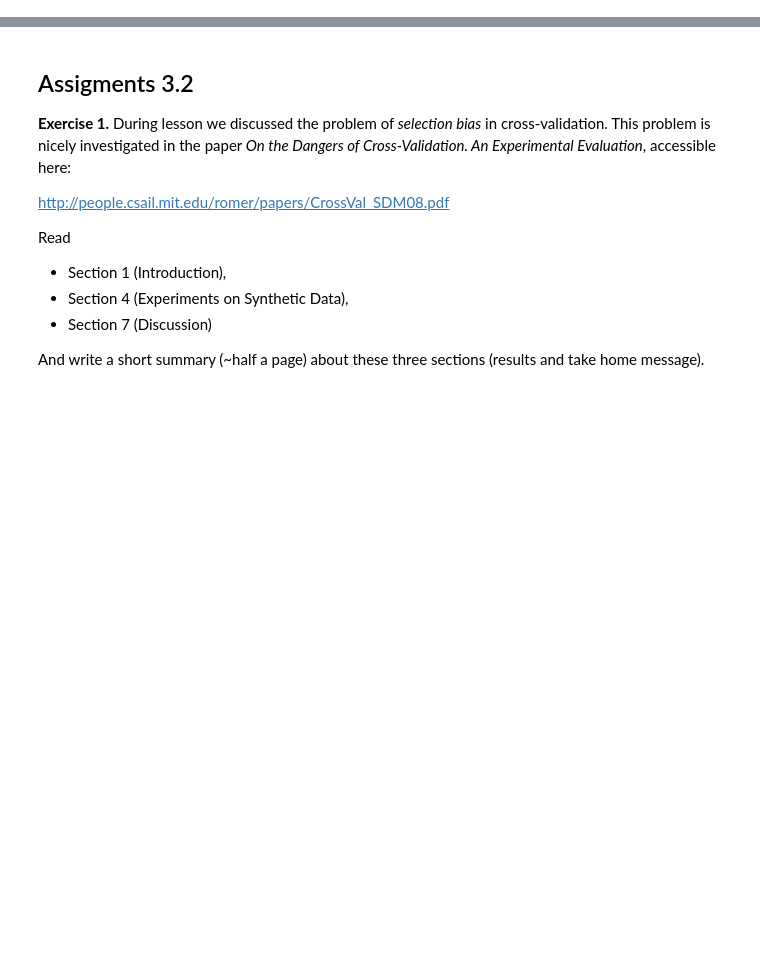
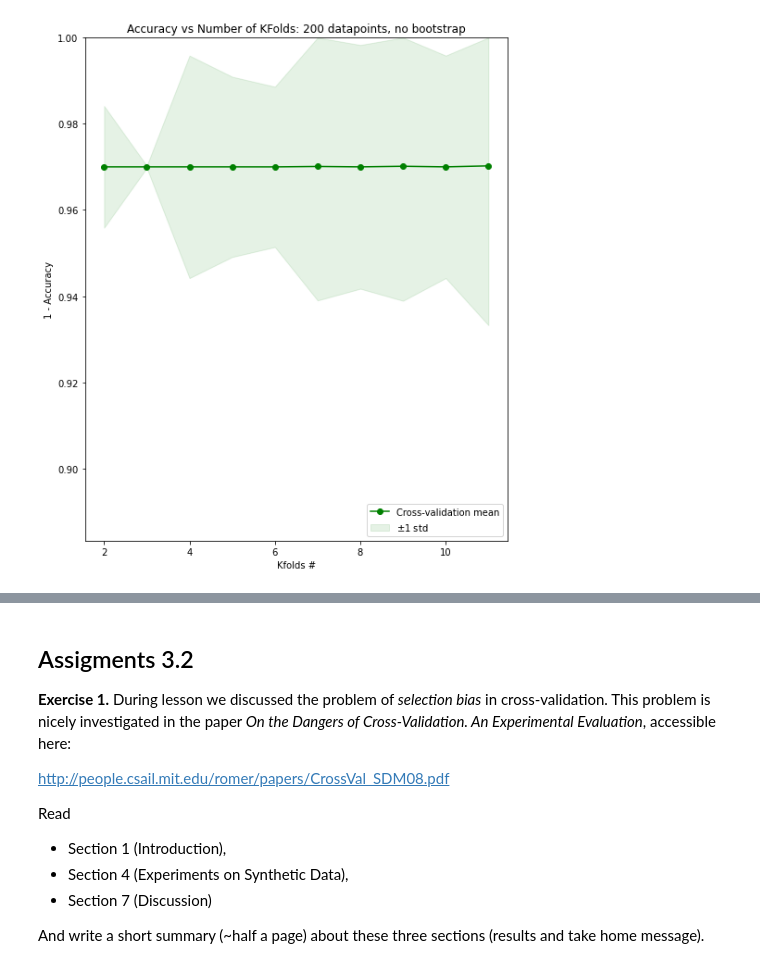
Before and after one commit to qlero/UCA_MSc-DS1, a Jupyter notebook: 2_model_selection/lecture_7/Assignments3.ipynb, the cells around one changed output, grey strips where cells are left out. Cells and saved outputs as stored; diff of their text form; code cells hidden in the pictures; blank space fills up the shorter version.

```diff
--- a/2_model_selection/lecture_7/Assignments3.ipynb
+++ b/2_model_selection/lecture_7/Assignments3.ipynb
@@ -18,0 +379,11 @@ X, y = make_classification(n_samples = 200, n_features=5, n_redundant=0, n_infor
+# %%
+skf = StratifiedKFold(n_splits=folds)
+
+for idx, (train, test) in enumerate(skf.split(X, y)):
+    print(f"\n##### Example with fold-mix #{idx} #####")
+    print("\n*** Training ***")
+    print("Elements of class 0: " + str(np.sum(y[train]==0)/len(y[train])))
+    print("Elements of class 1: " + str(np.sum(y[train]==1)/len(y[train])))
+    print("*** Testing ***")
+    print("Elements of class 0: " + str(np.sum(y[test]==0)/len(y[test])))
+    print("Elements of class 1: " + str(np.sum(y[test]==1)/len(y[test])))
@@ -18,0 +462,30 @@ X, y = make_classification(n_samples = 200, n_features=5, n_redundant=0, n_infor
+# %%
+#Plots results for the first 20 folds
+
+fig = plt.figure(figsize=(18,10))
+fig.add_subplot(1, 2, 1)
+
+plt.fill_between(fold_range[:10],
+                 means[:10] - stdevs[:10],
+                 np.array(list(map(lambda x: 1 if x>1 else x,
+                                   means[:10] + stdevs[:10]))), #Accuracy cannot go above 1
+                 alpha=0.1,
+                 color="g",
+                 label = '$\pm 1$ std')
+
+plt.plot(fold_range[:10],
+         means[:10],
+         'o-',
+         color="g",
+         label="Cross-validation mean")
+
+plt.ylim(min(means[:10] - stdevs[:10])-0.05,1)
+plt.ylabel('1 - Accuracy')
+plt.xlabel('Kfolds #')
+
+plt.legend(loc="lower right")
+plt.title('Accuracy vs Number of KFolds: 200 datapoints, no bootstrap')
+
+plt.show()
+# %% [output]
+[figure, added]
```
Also changed, not shown: parts of 37 cells of this notebook.
